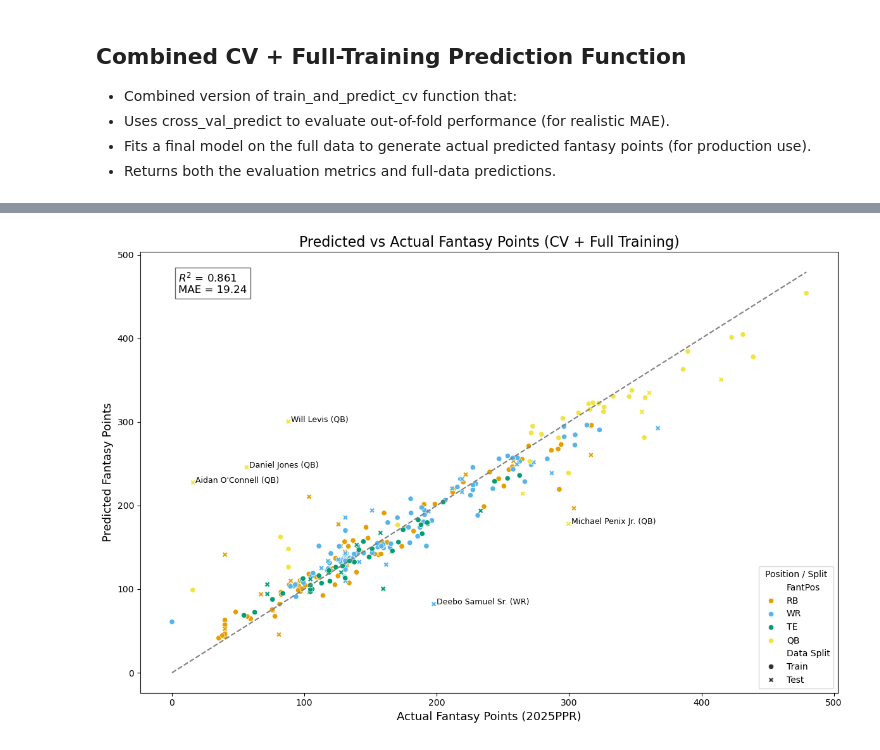
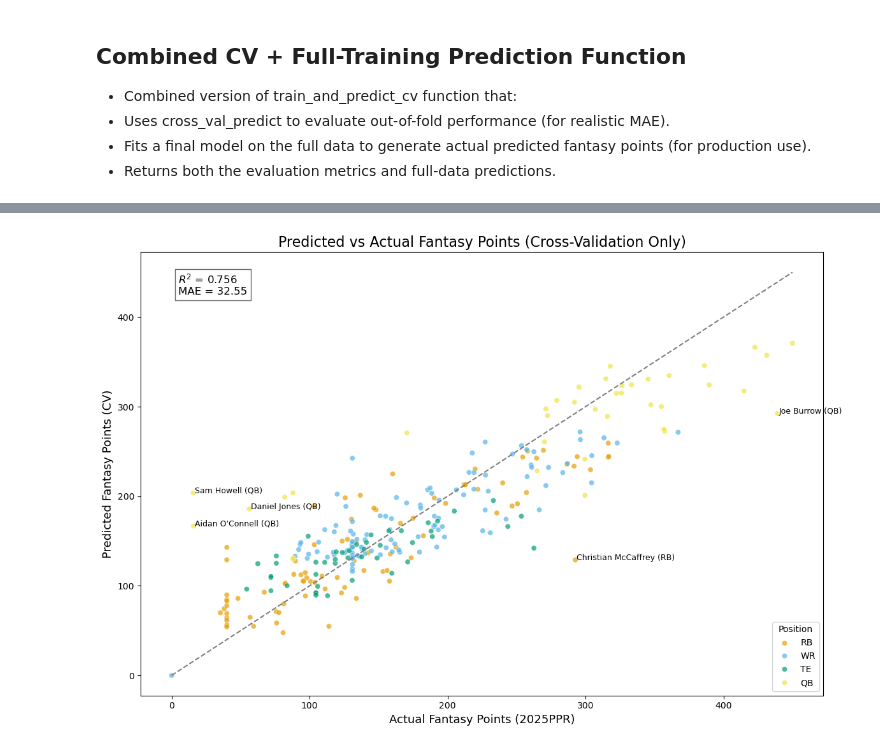
Before and after one commit to MoonData21/FantasyFootball2025Projections, a Jupyter notebook: FantasyFootball3.ipynb, the cells around one changed output, grey strips where cells are left out. Saved outputs shown, nothing was run; the diff lists cells and outputs as text; code cells hidden in the pictures.

```diff
--- a/FantasyFootball3.ipynb
+++ b/FantasyFootball3.ipynb
@@ -287,10 +319,10 @@ def train_and_predict_cv(position, features, cv=5):
     return position_data[['Player', 'FantPos', 'Predicted Fantasy Points', '2025PPR']]
 
 # Define feature sets for each position, including past PPR points and new features
-rb_features = ['2023RushAtt', '2023RushYds', '2023RushTD', '2023Rec', '2023RecTD', '2023FL', '2023TD', '2024RushAtt', '2024RushYds', '2024RushTD', '2024Rec', '2024RecYds', '2024RecTD', '2024FL', 'HealthGrade', '2025Age']
-wr_features = ['2023RushAtt', '2023RushYds', '2023RushTD', '2023Rec', '2023RecTD', '2023FL', '2023TD', '2024RushAtt', '2024RushYds', '2024RushTD', '2024Rec', '2024RecYds', '2024RecTD', '2024FL', 'HealthGrade', '2025Age']
-te_features = ['2023Rec', '2023RecTD', '2023FL', '2023TD', '2024Rec', '2024RecYds', '2024RecTD', '2024FL', 'HealthGrade', '2025Age']
-qb_features = ['2023PassYds', '2023PassTD', '2023RushYds', '2023RushTD', '2023FL', '2023TD', '2024RushYds', '2024RushTD', '2024FL', '2024PassYds', '2024PassTD', 'HealthGrade', '2025Age']
+rb_features = ['2023RushAtt', '2023RushYds', '2023RushTD', '2023Rec', '2023RecTD', '2023FL', '2023TD', '2024RushAtt', '2024RushYds', '2024RushTD', '2024Rec', '2024RecYds', '2024RecTD', '2024FL', 'HealthGrade', '2025Age', '2024HealthGrades', '2025HealthGrades']
+wr_features = ['2023RushAtt', '2023RushYds', '2023RushTD', '2023Rec', '2023RecTD', '2023FL', '2023TD', '2024RushAtt', '2024RushYds', '2024RushTD', '2024Rec', '2024RecYds', '2024RecTD', '2024FL', 'HealthGrade', '2025Age', '2024HealthGrades', '2025HealthGrades']
+te_features = ['2023Rec', '2023RecTD', '2023FL', '2023TD', '2024Rec', '2024RecYds', '2024RecTD', '2024FL', 'HealthGrade', '2025Age', '2024HealthGrades', '2025HealthGrades']
+qb_features = ['2023PassYds', '2023PassTD', '2023RushYds', '2023RushTD', '2023FL', '2023TD', '2024RushYds', '2024RushTD', '2024FL', '2024PassYds', '2024PassTD', 'HealthGrade', '2025Age', '2024HealthGrades', '2025HealthGrades']
 
 # Train and predict for each position, excluding QBs
 rb_predictions = train_and_predict_cv('RB', rb_features)
@@ -301,6 +333,13 @@ qb_predictions = train_and_predict_cv('QB', qb_features)
 # Combine all predictions
 all_predictions = pd.concat([rb_predictions, wr_predictions, te_predictions, qb_predictions]).round(2)
 
+override_dict = {
+    'Tank Dell': {'points': 0, 'note': 'Out for season'},
+}
+
+for player, override in override_dict.items():
+    all_predictions.loc[all_predictions['Player'] == player, 'Predicted Fantasy Points'] = override['points']
+    all_predictions.loc[all_predictions['Player'] == player, 'Note'] = override['note']
 
 # Save the projected data to a new CSV file in the Downloads directory, only including player name and predicted points
 output_path = "Data/FantasyFootballPrediction_CV.csv"
@@ -622,57 +716,59 @@ Performance Metrics by Position:
 # %%
-# Calculate metrics
-r2 = r2_score(all_predictions['2025PPR'], all_predictions['Predicted Fantasy Points'])
-mae = mean_absolute_error(all_predictions['2025PPR'], all_predictions['Predicted Fantasy Points'])
+# Filter for CV-only data
+cv_only = all_predictions[all_predictions['Data Split'] == 'CrossVal'].copy()
+
+# Calculate CV metrics
+r2_cv = r2_score(cv_only['2025PPR'], cv_only['Predicted Fantasy Points'])
+mae_cv = mean_absolute_error(cv_only['2025PPR'], cv_only['Predicted Fantasy Points'])
 
 # Calculate residuals
-all_predictions['Residual'] = np.abs(all_predictions['2025PPR'] - all_predictions['Predicted Fantasy Points'])
+cv_only['Residual_CV'] = np.abs(cv_only['2025PPR'] - cv_only['Predicted Fantasy Points'])
 
-# Get top 5 outliers
-top_outliers = all_predictions.nlargest(5, 'Residual')
+# Get top 5 residual outliers
+top_outliers_cv = cv_only.nlargest(5, 'Residual_CV')
 
-# Colorblind-friendly palette (Color Universal Design)
+# Colorblind-friendly palette for fantasy positions
 color_palette = {
     'RB': '#E69F00',  # orange
     'WR': '#56B4E9',  # blue
     'TE': '#009E73',  # green
     'QB': '#F0E442'   # yellow
 }
 
 # Plotting
 plt.figure(figsize=(12, 8))
-
 sns.scatterplot(
-    data=all_predictions,
+    data=cv_only,
     x='2025PPR',
     y='Predicted Fantasy Points',
     hue='FantPos',
-    style='Data Split',
-    palette=color_palette
+    palette=color_palette,
+    alpha=0.7
 )
 
-# Diagonal line for reference (perfect prediction)
-min_val = min(all_predictions['2025PPR'].min(), all_predictions['Predicted Fantasy Points'].min())
-max_val = max(all_predictions['2025PPR'].max(), all_predictions['Predicted Fantasy Points'].max())
+# Diagonal reference line
+min_val = min(cv_only['2025PPR'].min(), cv_only['Predicted Fantasy Points'].min())
+max_val = max(cv_only['2025PPR'].max(), cv_only['Predicted Fantasy Points'].max())
 plt.plot([min_val, max_val], [min_val, max_val], ls="--", color='gray')
 
-# Annotate top residual outliers
-for _, row in top_outliers.iterrows():
-    plt.text(row['2025PPR'] + 2, row['Predicted Fantasy Points'],
+# Annotate top 5 outliers
+for _, row in top_outliers_cv.iterrows():
+    plt.text(row['2025PPR'] + 1, row['Predicted Fantasy Points'],
              f"{row['Player']} ({row['FantPos']})", fontsize=9, color='black')
 
 # Labels and title
-plt.title('Predicted vs Actual Fantasy Points (CV + Full Training)', fontsize=16)
+plt.title('Predicted vs Actual Fantasy Points (Cross-Validation Only)', fontsize=16)
 plt.xlabel('Actual Fantasy Points (2025PPR)', fontsize=13)
-plt.ylabel('Predicted Fantasy Points', fontsize=13)
+plt.ylabel('Predicted Fantasy Points (CV)', fontsize=13)
 
 # Display R² and MAE on the plot
 plt.text(min_val + 5, max_val - 25,
-         f"$R^2$ = {r2:.3f}\nMAE = {mae:.2f}",
+         f"$R^2$ = {r2_cv:.3f}\nMAE = {mae_cv:.2f}",
          fontsize=12, bbox=dict(facecolor='white', alpha=0.6))
 
 # Legend and layout
-plt.legend(title='Position / Split', loc='lower right')
+plt.legend(title='Position', loc='lower right')
 plt.tight_layout()
 plt.show()
 # %% [output]
-[figure, old version]
+[figure, new version]
```
Also changed, not shown: parts of 18 cells of this notebook.
